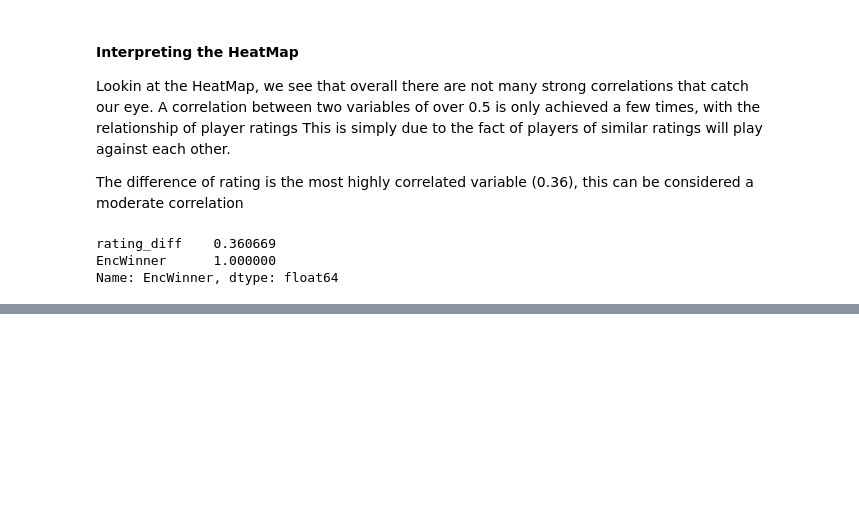
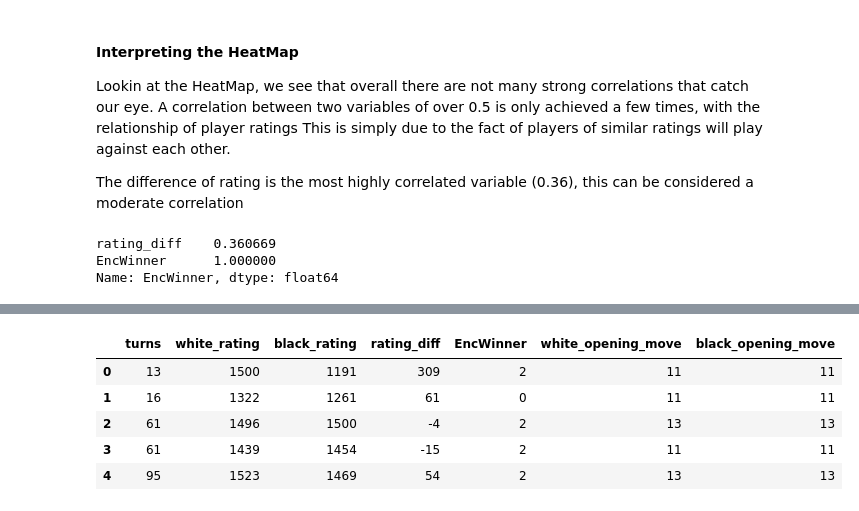
Before and after one commit to mben429/Data-Analytics, a Jupyter notebook: LichessAnalysis/Lichess Data Analysis.ipynb, the cells around one changed output, grey strips where cells are left out. Cells and saved outputs as stored; diff of their text form; code cells hidden in the pictures; blank space fills up the shorter version.

```diff
--- a/LichessAnalysis/Lichess Data Analysis.ipynb
+++ b/LichessAnalysis/Lichess Data Analysis.ipynb
@@ -258,0 +274,26 @@ Coming soon...
+# %%
+# Helper function to get first white move
+def get_white_opening(moves):
+    return moves[:2]
+
+# Helper function to get first black move
+def get_black_opening(moves):
+    return moves[3:5]
+
+data_copy["white_opening_move"] = data["moves"].apply(lambda x: get_white_opening(x))
+data_copy["black_opening_move"] = data["moves"].apply(lambda x: get_black_opening(x))
+
+# let's encode these columns
+data_copy["white_opening_move"] = l_encode.fit_transform(data_copy["white_opening_move"])
+data_copy["black_opening_move"] = l_encode.fit_transform(data_copy["white_opening_move"])
+
+data_copy = data_copy.drop(["EncRated", "EncOpeningEco", "EncVictoryStatus", "EncIncrementCode"], axis=1)
+
+data_copy.head()
+# %% [output]
+|  | turns | white_rating | black_rating | rating_diff | EncWinner | white_opening_move | black_opening_move |
+| 0 | 13 | 1500 | 1191 | 309 | 2 | 11 | 11 |
+| 1 | 16 | 1322 | 1261 | 61 | 0 | 11 | 11 |
+| 2 | 61 | 1496 | 1500 | -4 | 2 | 13 | 13 |
+| 3 | 61 | 1439 | 1454 | -15 | 2 | 11 | 11 |
+| 4 | 95 | 1523 | 1469 | 54 | 2 | 13 | 13 |
```
Also changed, not shown: parts of 11 cells of this notebook.
